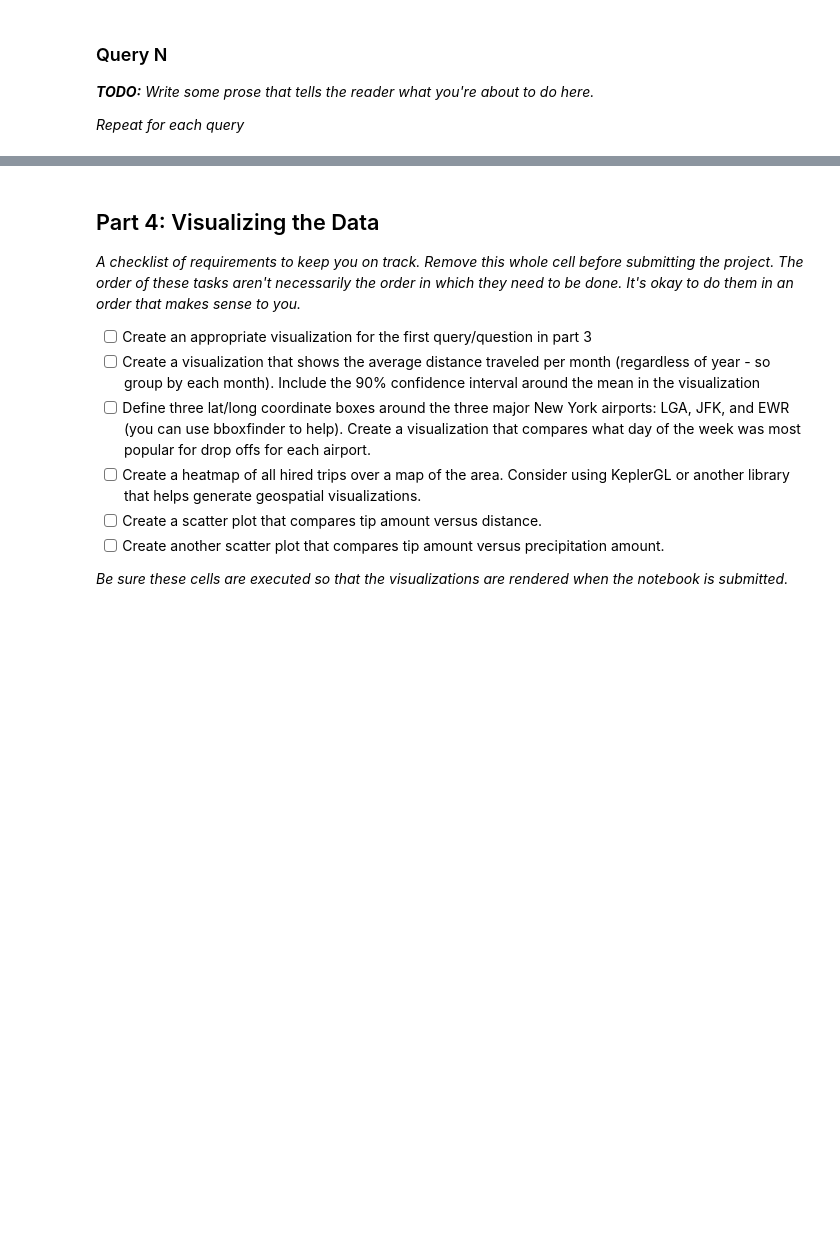
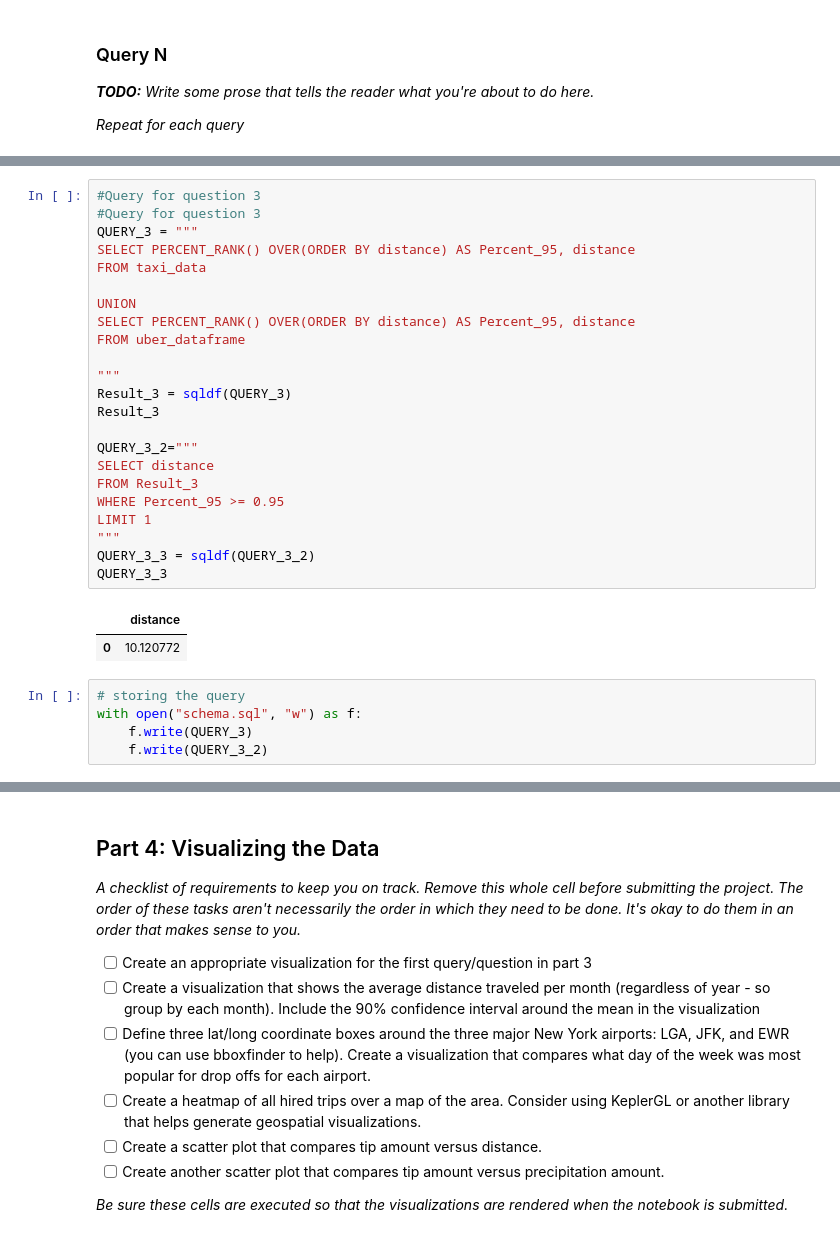
Before and after one commit to Zhizhen-dev/4501-final-project, a Jupyter notebook: project.ipynb, the cells around one changed output, grey strips where cells are left out. Drawn from its saved outputs; the diff is of its cells as text; blank space fills up the shorter version.

```diff
--- a/project.ipynb
+++ b/project.ipynb
@@ -544,0 +682,31 @@ write_query_to_file(QUERY_N, "some_descriptive_name.sql")
+# %%
+#Query for question 3
+#Query for question 3
+QUERY_3 = """
+SELECT PERCENT_RANK() OVER(ORDER BY distance) AS Percent_95, distance
+FROM taxi_data
+
+UNION
+SELECT PERCENT_RANK() OVER(ORDER BY distance) AS Percent_95, distance
+FROM uber_dataframe
+
+"""
+Result_3 = sqldf(QUERY_3)
+Result_3
+
+QUERY_3_2="""
+SELECT distance
+FROM Result_3
+WHERE Percent_95 >= 0.95
+LIMIT 1
+"""
+QUERY_3_3 = sqldf(QUERY_3_2)
+QUERY_3_3
+# %% [output]
+|  | distance |
+| 0 | 10.120772 |
+# %%
+# storing the query
+with open("schema.sql", "w") as f:
+    f.write(QUERY_3)
+    f.write(QUERY_3_2)
```
Also changed, not shown: parts of 21 cells of this notebook, 6 other files.
